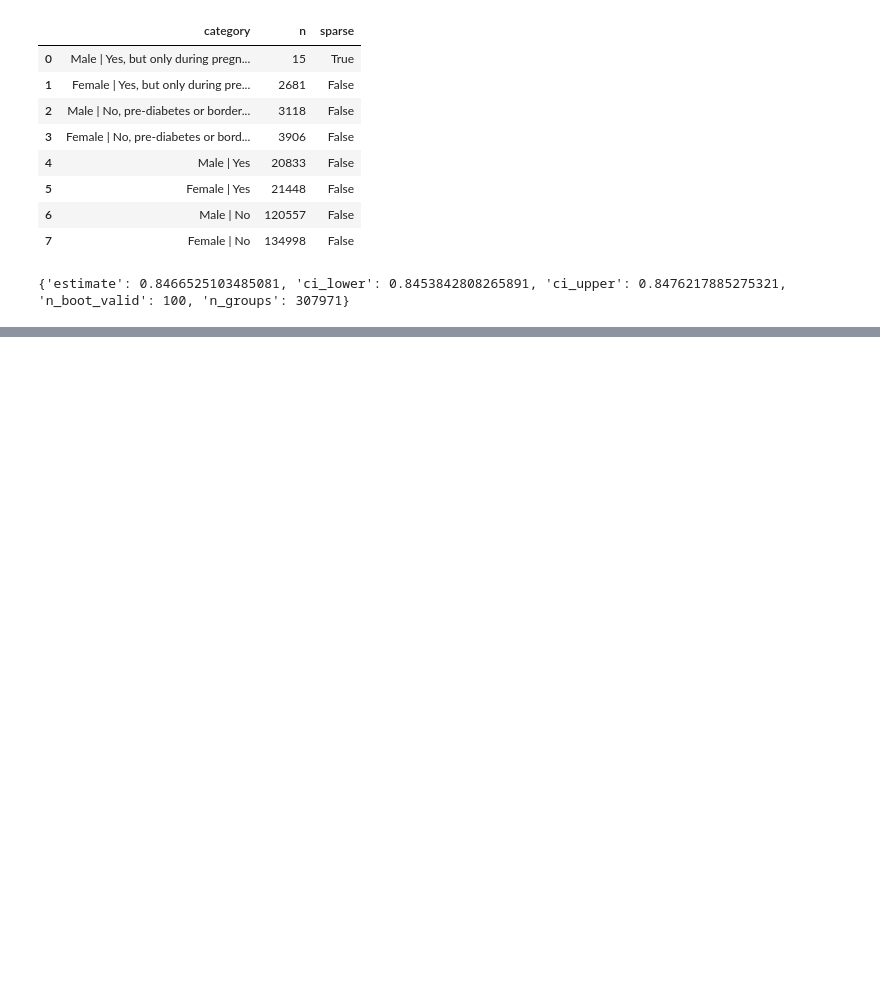
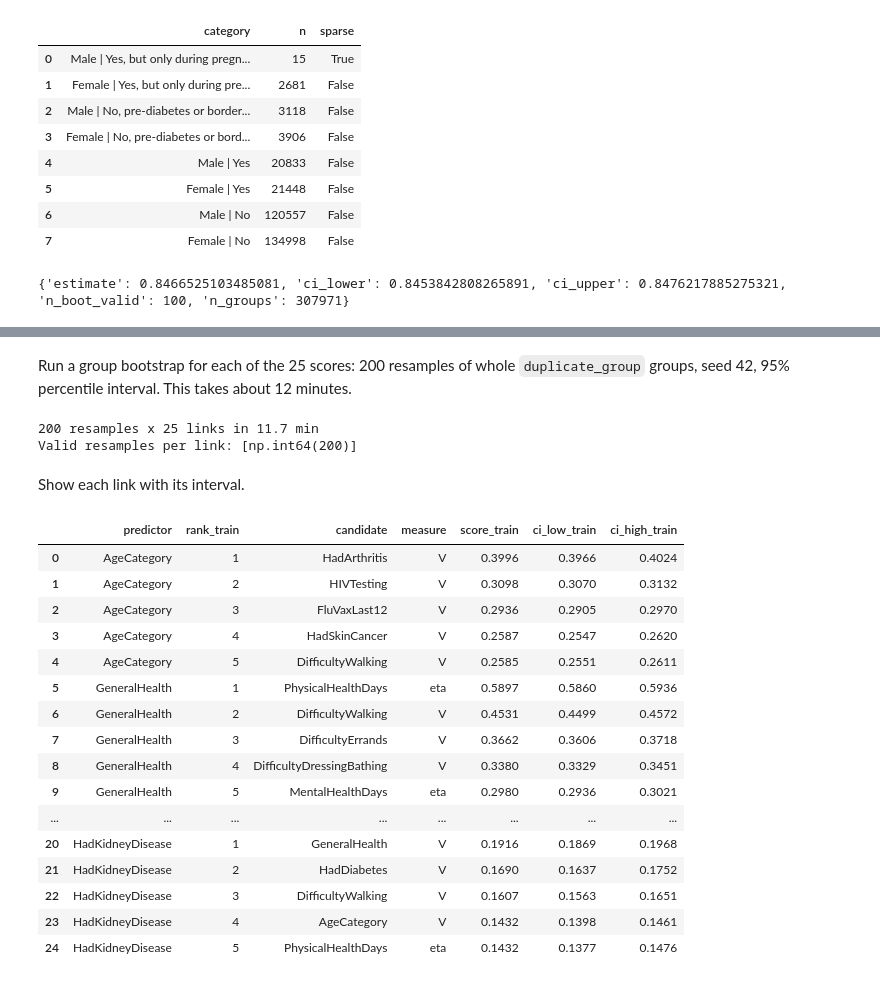
Before and after one commit to aakhalil21/DSAI5101-Project, a Jupyter notebook: notebooks/05_associated_factors.ipynb, the cells around one changed output, grey strips where cells are left out. Drawn from its saved outputs; the diff is of its cells as text; code cells hidden in the pictures; blank space fills up the shorter version.

```diff
--- a/notebooks/05_associated_factors.ipynb
+++ b/notebooks/05_associated_factors.ipynb
@@ -123,0 +302,7 @@ assert bmi_weight_boot["ci_lower"] <= bmi_weight["estimate"] <= bmi_weight_boot[
+# %%
+def sparse_text(frame, predictor, candidate, min_n=30):
+    pairs = frame[[predictor, candidate]].dropna()
+    column = predictor if candidate in NUMERIC else candidate
+    table = sparse_groups(pairs[column], min_n=min_n)
+    flagged = table.loc[table["sparse"]]
+    return "; ".join(f"{row.category} (n={row.n})" for row in flagged.itertuples())
@@ -123,0 +354,8 @@ assert bmi_weight_boot["ci_lower"] <= bmi_weight["estimate"] <= bmi_weight_boot[
+# %%
+SHOW = ["candidate", "measure", "score_train", "n_used_train", "spearman_train", "between_leading", "note"]
+ranked = (assoc.loc[~assoc["definitional"]]
+          .sort_values(["predictor", "score_train"], ascending=[True, False]))
+for predictor in LEADING:
+    print(f"\n=== {predictor} ===")
+    top10 = ranked.loc[ranked["predictor"] == predictor, SHOW].head(10)
+    print(top10.round(3).to_string(index=False))
@@ -123,0 +418,45 @@ assert bmi_weight_boot["ci_lower"] <= bmi_weight["estimate"] <= bmi_weight_boot[
+# %% [markdown]
+Run a group bootstrap for each of the 25 scores: 200 resamples of whole `duplicate_group` groups, seed 42, 95% percentile interval. This takes about 12 minutes.
+# %%
+N_BOOT = 200
+start = time.time()
+boot_rows = []
+for row in top.itertuples():
+    p, c = row.predictor, row.candidate
+    result = group_bootstrap(
+        train[[p, c, "duplicate_group"]],
+        lambda d, p=p, c=c: score_pair(d, p, c),
+        group_col="duplicate_group", n_boot=N_BOOT, seed=42,
+    )
+    assert abs(result["estimate"] - row.score_train) < 1e-12
+    boot_rows.append({"predictor": p, "candidate": c, "ci_low_train": result["ci_lower"],
+                      "ci_high_train": result["ci_upper"], "n_boot_valid": result["n_boot_valid"]})
+boot = pd.DataFrame(boot_rows)
+top = top.merge(boot, on=["predictor", "candidate"])
+print(f"{N_BOOT} resamples x {len(top)} links in {(time.time() - start) / 60:.1f} min")
+print("Valid resamples per link:", sorted(top["n_boot_valid"].unique()))
+# %% [output]
+200 resamples x 25 links in 11.7 min
+Valid resamples per link: [np.int64(200)]
+# %% [markdown]
+Show each link with its interval.
+# %%
+top[["predictor", "rank_train", "candidate", "measure", "score_train", "ci_low_train", "ci_high_train"]].round(4)
+# %% [output]
+|  | predictor | rank_train | candidate | measure | score_train | ci_low_train | ci_high_train |
+| 0 | AgeCategory | 1 | HadArthritis | V | 0.3996 | 0.3966 | 0.4024 |
+| 1 | AgeCategory | 2 | HIVTesting | V | 0.3098 | 0.3070 | 0.3132 |
+| 2 | AgeCategory | 3 | FluVaxLast12 | V | 0.2936 | 0.2905 | 0.2970 |
+| 3 | AgeCategory | 4 | HadSkinCancer | V | 0.2587 | 0.2547 | 0.2620 |
+| 4 | AgeCategory | 5 | DifficultyWalking | V | 0.2585 | 0.2551 | 0.2611 |
+| 5 | GeneralHealth | 1 | PhysicalHealthDays | eta | 0.5897 | 0.5860 | 0.5936 |
+| 6 | GeneralHealth | 2 | DifficultyWalking | V | 0.4531 | 0.4499 | 0.4572 |
+| 7 | GeneralHealth | 3 | DifficultyErrands | V | 0.3662 | 0.3606 | 0.3718 |
+| 8 | GeneralHealth | 4 | DifficultyDressingBathing | V | 0.3380 | 0.3329 | 0.3451 |
+| 9 | GeneralHealth | 5 | MentalHealthDays | eta | 0.2980 | 0.2936 | 0.3021 |
+| ... | ... | ... | ... | ... | ... | ... | ... |
+| 20 | HadKidneyDisease | 1 | GeneralHealth | V | 0.1916 | 0.1869 | 0.1968 |
+| 21 | HadKidneyDisease | 2 | HadDiabetes | V | 0.1690 | 0.1637 | 0.1752 |
+| 22 | HadKidneyDisease | 3 | DifficultyWalking | V | 0.1607 | 0.1563 | 0.1651 |
+| 23 | HadKidneyDisease | 4 | AgeCategory | V | 0.1432 | 0.1398 | 0.1461 |
+| 24 | HadKidneyDisease | 5 | PhysicalHealthDays | eta | 0.1432 | 0.1377 | 0.1476 |
```
Also changed, not shown: parts of 70 cells of this notebook, 7 other files.
